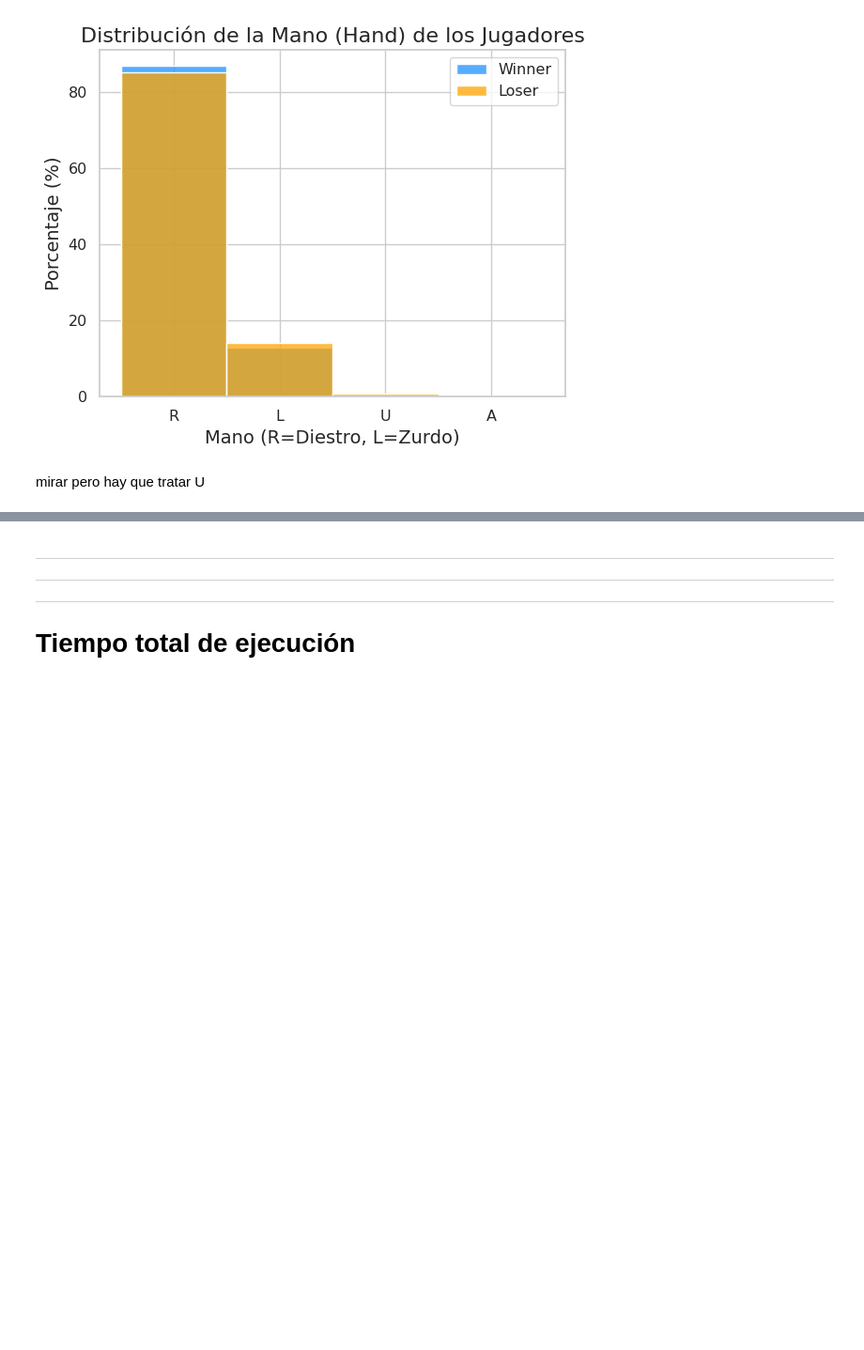
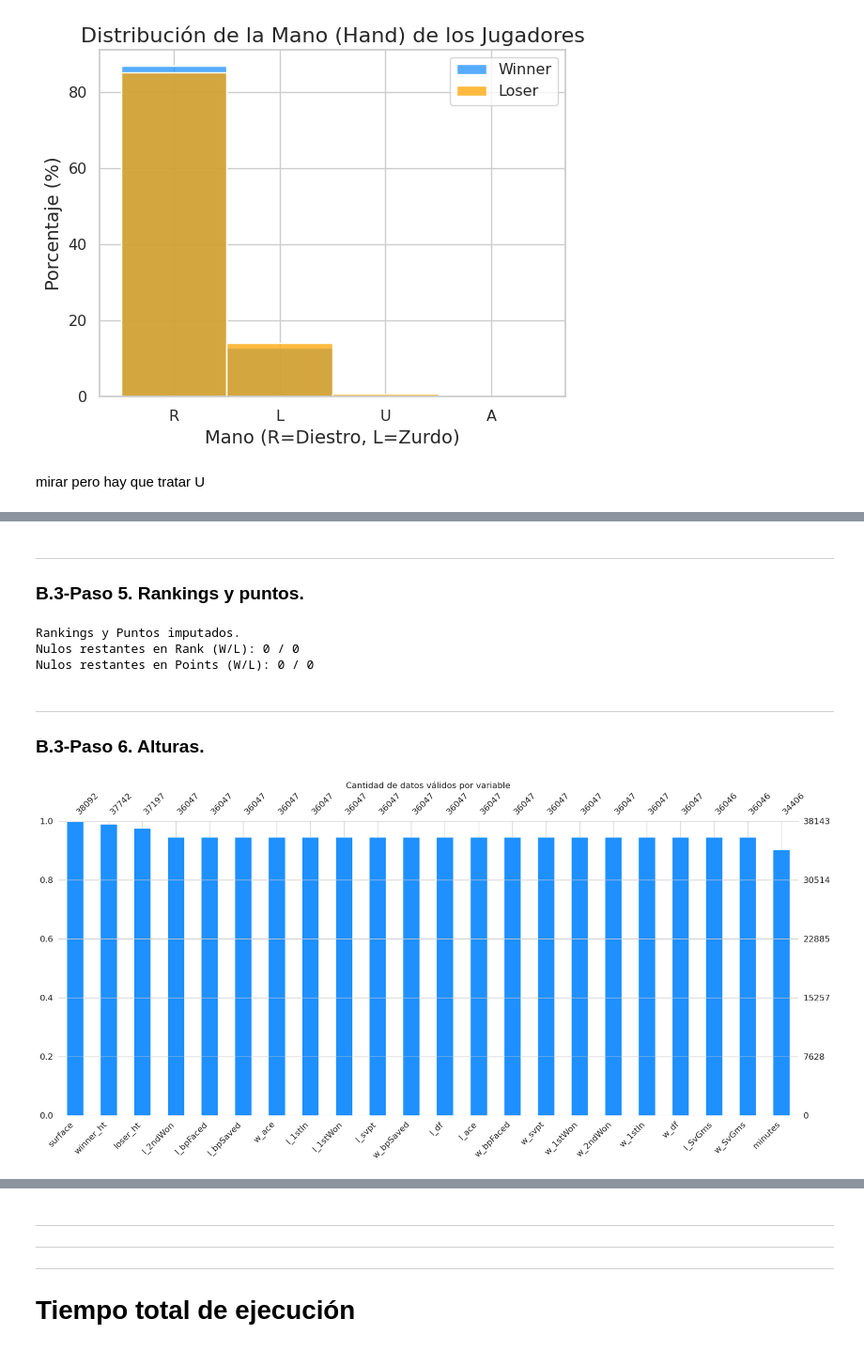
Before and after one commit to Sterrysx/Tennis-ML-APA, a Jupyter notebook: notebooks/01_preprocesado.ipynb, the cells around one changed output, grey strips where cells are left out. Shown at 94% size. Drawn from its saved outputs; the diff is of its cells as text; code cells hidden in the pictures; blank space fills up the shorter version.

```diff
--- a/notebooks/01_preprocesado.ipynb
+++ b/notebooks/01_preprocesado.ipynb
@@ -709,0 +840,44 @@ mirar pero hay que tratar U
+# %% [markdown]
+---
+
+### B.3-Paso 5. Rankings y puntos.
+# %%
+# --- B.3.3 TRATAMIENTO DE RANKINGS Y PUNTOS ---
+
+# 1. Definimos el valor para "Sin Ranking"
+# Usamos 3000 porque es peor que cualquier ranking profesional normal (aprox 2000).
+rank_bajo = 3000
+
+# 2. Imputamos Rankings
+tennis['winner_rank'] = tennis['winner_rank'].fillna(rank_bajo)
+tennis['loser_rank'] = tennis['loser_rank'].fillna(rank_bajo)
+
+# 3. Imputamos Puntos (Si no hay ranking, hay 0 puntos)
+tennis['winner_rank_points'] = tennis['winner_rank_points'].fillna(0)
+tennis['loser_rank_points'] = tennis['loser_rank_points'].fillna(0)
+
+# --- VERIFICACIÓN ---
+print("Rankings y Puntos imputados.")
+print(f"Nulos restantes en Rank (W/L): {tennis['winner_rank'].isna().sum()} / {tennis['loser_rank'].isna().sum()}")
+print(f"Nulos restantes en Points (W/L): {tennis['winner_rank_points'].isna().sum()} / {tennis['loser_rank_points'].isna().sum()}")
+# %% [output]
+Rankings y Puntos imputados.
+Nulos restantes en Rank (W/L): 0 / 0
+Nulos restantes en Points (W/L): 0 / 0
+# %% [markdown]
+---
+
+### B.3-Paso 6. Alturas.
+# %%
+import missingno as msno
+import matplotlib.pyplot as plt
+
+# 1. Identificar las columnas que tienen nulos
+cols_con_nulos = tennis.columns[tennis.isna().any()].tolist()
+
+# Gráfico de barras de las variables con nulos
+msno.bar(tennis[cols_con_nulos], sort='descending', color='dodgerblue')
+plt.title("Cantidad de datos válidos por variable", fontsize=16)
+plt.show()
+# %% [output]
+[figure, added]
```
Also changed, not shown: parts of 46 cells of this notebook, 2 other files.
